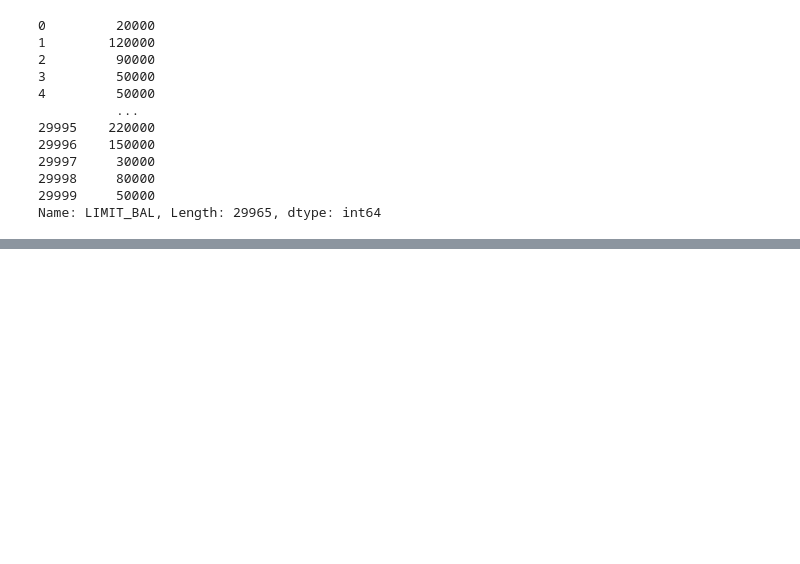
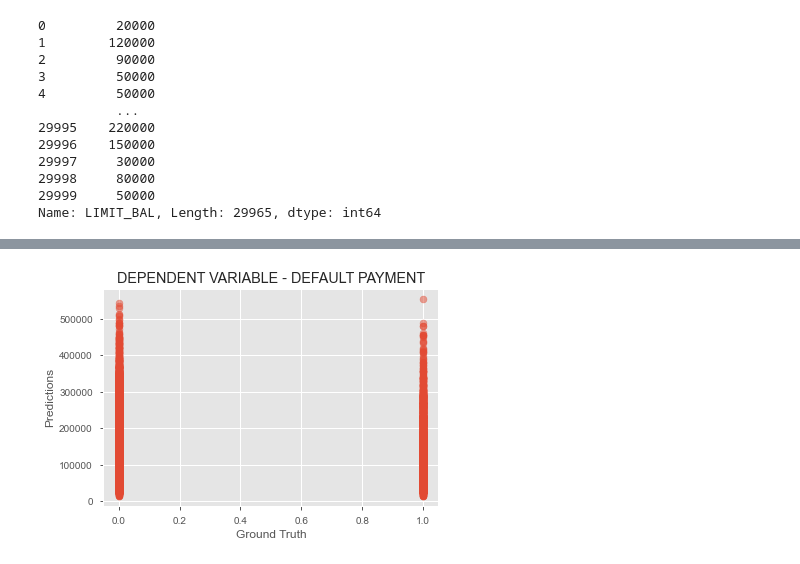
Before and after one commit to Abbyvill/sharing-notebook, a Jupyter notebook: C2 T3 - Customer Default Identification - AVillanueva.ipynb, the cells around one changed output, grey strips where cells are left out. Cells and saved outputs as stored; diff of their text form; code cells hidden in the pictures; blank space fills up the shorter version.

```diff
--- a/C2 T3 - Customer Default Identification - AVillanueva.ipynb
+++ b/C2 T3 - Customer Default Identification - AVillanueva.ipynb
@@ -1504,0 +1495,13 @@ plt.plot(y_test - predictions, marker = 'o', linestyle = ' ', color ='blue', alp
+# %%
+#Couldn't use default payment with regression because we cannot use discreet variables (binary "0" or "1").
+##Classification we can use discreet variables, therefore we will use default payment as our dependent var
+
+y = rawData1['default payment next month_default']
+y.head()
+
+#Summary of features
+##Need to exclude dependent var y (default payment - column 26)
+
+X = rawData1.iloc[:,np.r_[0:26]]
+print('Summary of feature sample')
+X.head()
@@ -1504,0 +1553,3 @@ plt.plot(y_test - predictions, marker = 'o', linestyle = ' ', color ='blue', alp
+# %%
+#Train/Test Split
+X_train, X_test, y_train, y_test = train_test_split(X, y, test_size = .30, random_state = 123)
@@ -1504,0 +1577,9 @@ plt.plot(y_test - predictions, marker = 'o', linestyle = ' ', color ='blue', alp
+# %%
+#Need to plot the results:
+plt.scatter(y_test, predictions, alpha = 0.5)
+plt.xlabel('Ground Truth')
+plt.ylabel('Predictions')
+plt.title('DEPENDENT VARIABLE - DEFAULT PAYMENT')
+plt.show();
+# %% [output]
+[figure, added]
```
Also changed, not shown: parts of 39 cells of this notebook.
